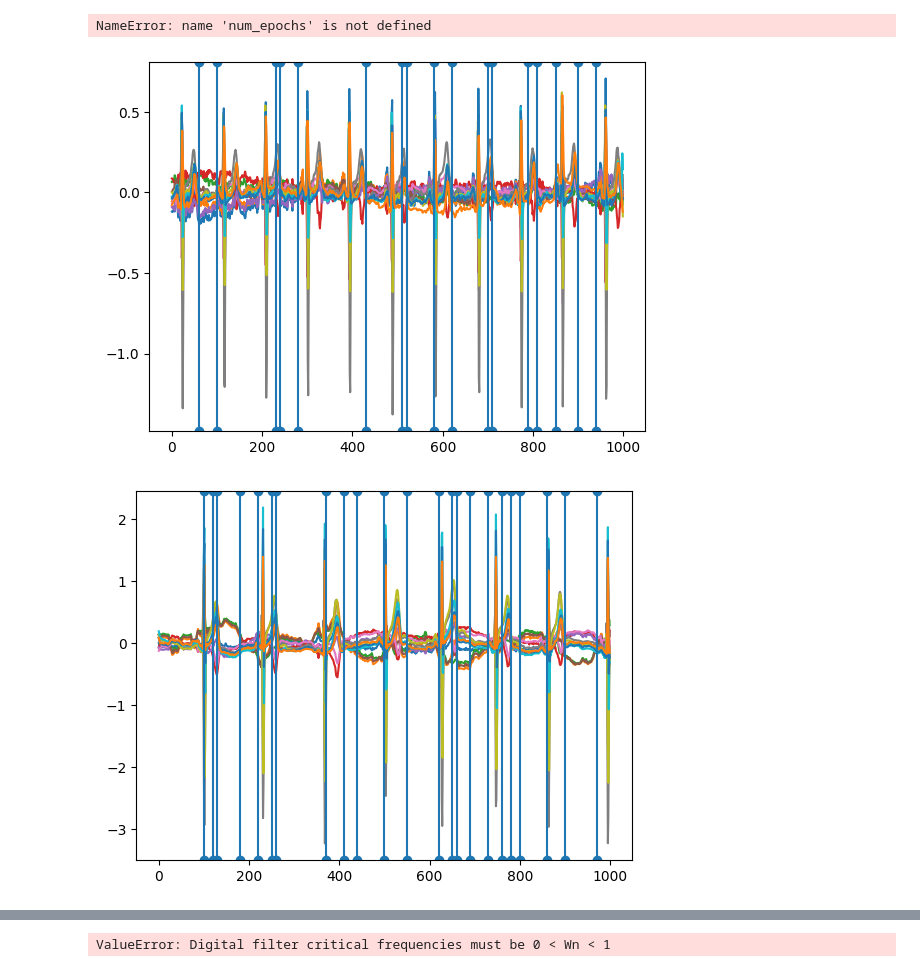
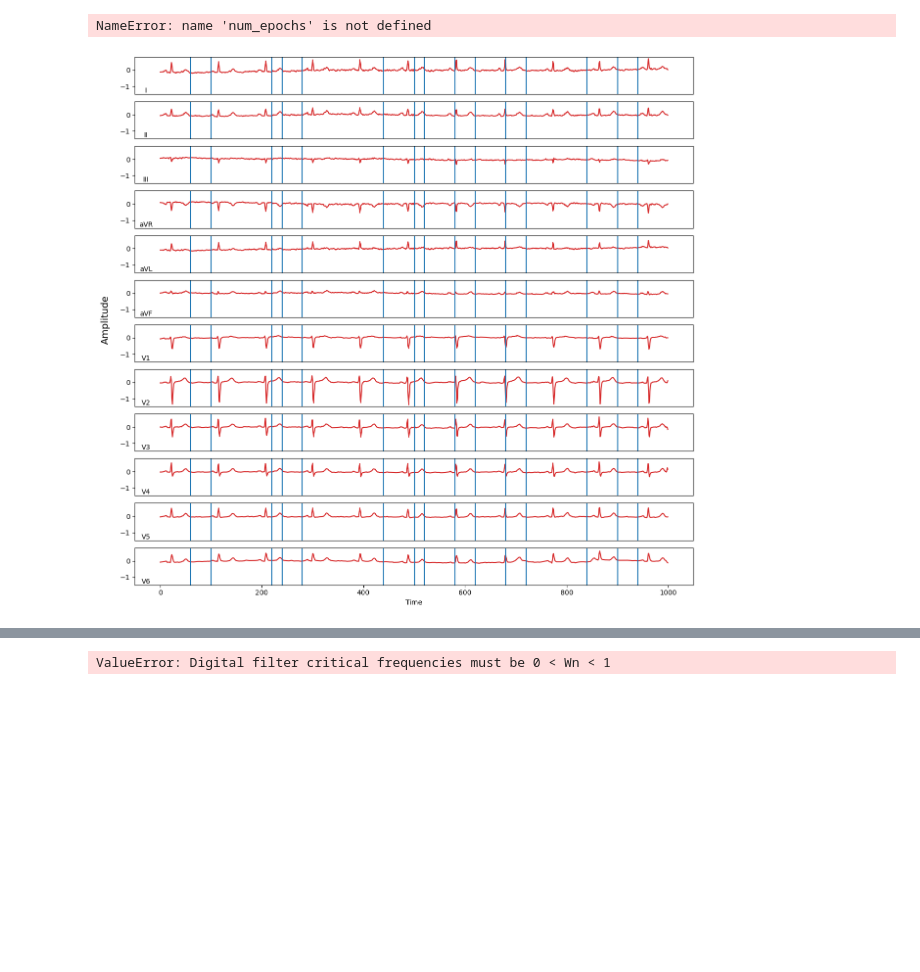
Before and after one commit to peilinchen1102/time_series, a Jupyter notebook: test.ipynb, the cells around one changed output, grey strips where cells are left out. Drawn from its saved outputs; the diff is of its cells as text; code cells hidden in the pictures; blank space fills up the shorter version.

```diff
--- a/test.ipynb
+++ b/test.ipynb
@@ -128,39 +128,83 @@ model_inputs = []
 # (19000, 1000, 12)
 from numpy.typing import NDArray
 import numpy as np
 import pandas as pd
 import ruptures as rpt
 import matplotlib.pyplot as plt
 
-
+import matplotlib.cm as cm
 def detect_changes(time_series: NDArray):
 
     # use 'l2', better for multivariate data
-    algo = rpt.Pelt(model="rbf", min_size=5, jump=10).fit(time_series)
+    algo = rpt.Pelt(model="rbf", min_size=10, jump=20).fit(time_series)
     result = algo.predict(pen=5)
 
     change_points = [i for i in result if i < len(time_series)]
     return change_points
 
-for time_series in X_train[0:5]:
+# for time_series in X_train[0:5]:
 
+#     change_points = detect_changes(time_series)
+#     plt.plot(time_series)
+
+#     for cp in change_points:
+#         plt.axvline(x=cp, marker='o', label="Time Series")
+
+#     plt.show()
+
+ecg_labels = ["I", "II", "III", "aVR", "aVL", "aVF", "V1", "V2", "V3", "V4", "V5", "V6"]
+
+for time_series_idx, time_series in enumerate(X_train[0:1]):
+    # Create a figure with subplots (12 channels in a single column)
+    fig, axs = plt.subplots(12, 1, figsize=(12, 12), sharey=True)
     change_points = detect_changes(time_series)
-    plt.plot(time_series)
+    # Loop through each of the 12 ECG channels
+    for i in range(time_series.shape[1]):  # Assuming time_series is [n_samples, 12]
+        channel_data = time_series[:, i]  # Extract data for the i-th channel (lead)
 
-    for cp in change_points:
-        plt.axvline(x=cp, marker='o', label="Time Series")
 
+        axs[i].plot(channel_data, label=f"Channel {i+1}", color='#d62728')
+
+
+        # Add vertical lines for each detected change point
+        for cp in change_points:
+            axs[i].axvline(x=cp, color='#1f77b4', label=f"Change Point {cp}" if i == 0 else "")
+
+        # Set the title and labels for each subplot (channel)
+        # axs[i].set_xlabel('Time')
+        # axs[i].set_ylabel('Amplitude')
+        # axs[i].set_title(f'ECG Channel {i+1}')
+
+        if i == 11:
+            axs[i].set_xlabel('Time')
+        else:
+            axs[i].tick_params(axis='x', which='both', bottom=False, labelbottom=False)  # Remove x-axis ticks
+
+
+        axs[i].set_ylabel(ecg_labels[i], rotation=0, labelpad=10)
+        axs[i].yaxis.set_label_coords(0.02, 0)  # Adjust position (x=-0.1 for more space, y=0.5 for center)
+
+        # Add legend only for the first channel (to avoid duplicate labels)
+        # if i == 0:
+        #     axs[i].legend()
+
+    # Add a main title for the figure
+    # fig.suptitle(f'Time Series {time_series_idx+1} - ECG Channels with Detected Change Points')
+
+    # Adjust layout to avoid overlap
+    plt.tight_layout(rect=[0, 0, 1, 0.96])  # Leave space for the main title
+    fig.text(-0.02, 0.5, 'Amplitude', va='center', rotation='vertical', fontsize=14)
+    # Show the plot for the current time series
     plt.show()
-
+    plt.savefig("cpd_separate_channels.png")
     # # Tokenize the data
     # tokens = tokenize(torch.from_numpy(time_series), window_size, overlap, change_points)
 
     # # Generate positional encodings
     # pos_encoding = positional_encoding(tokens.shape[0], tokens.shape[1]).unsqueeze(-1) # (4, 442, 1)
 
     # model_input = torch.cat((tokens, pos_encoding), dim=-1)
 
     # model_inputs.append(model_input)
 # %% [output]
-[figure, old version]
+[figure, new version]
-[figure, removed]
```
Also changed, not shown: parts of 1 cell of this notebook, 6 other files.
